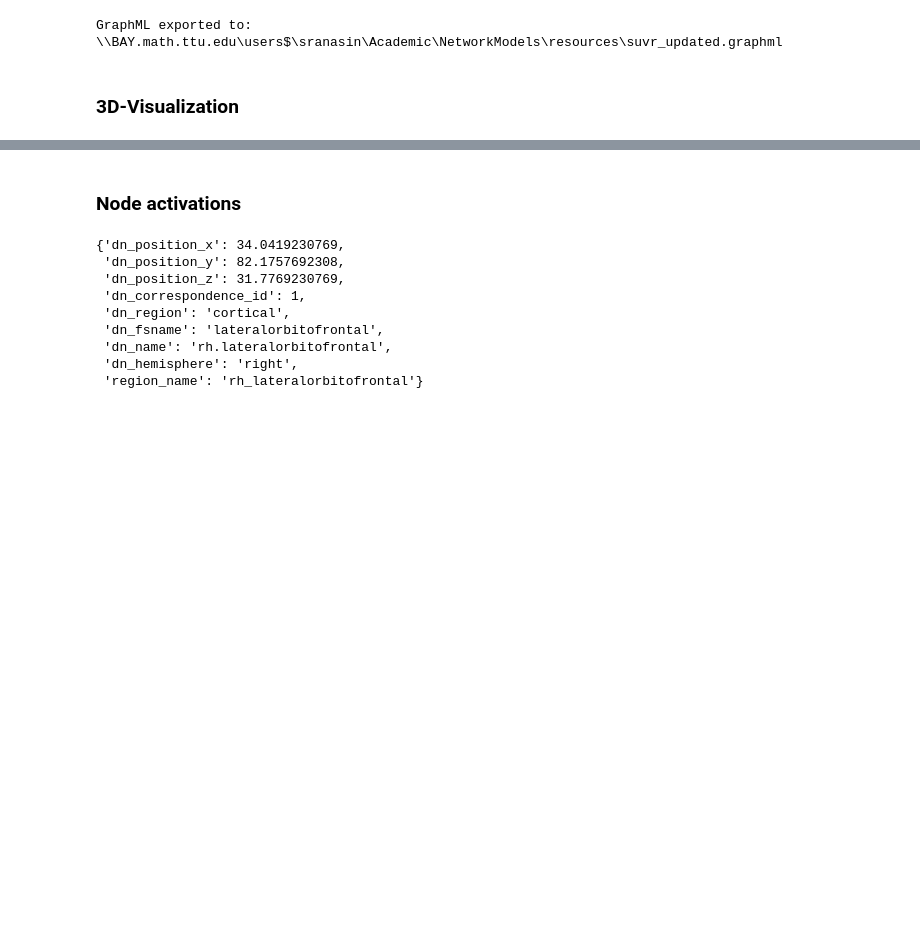
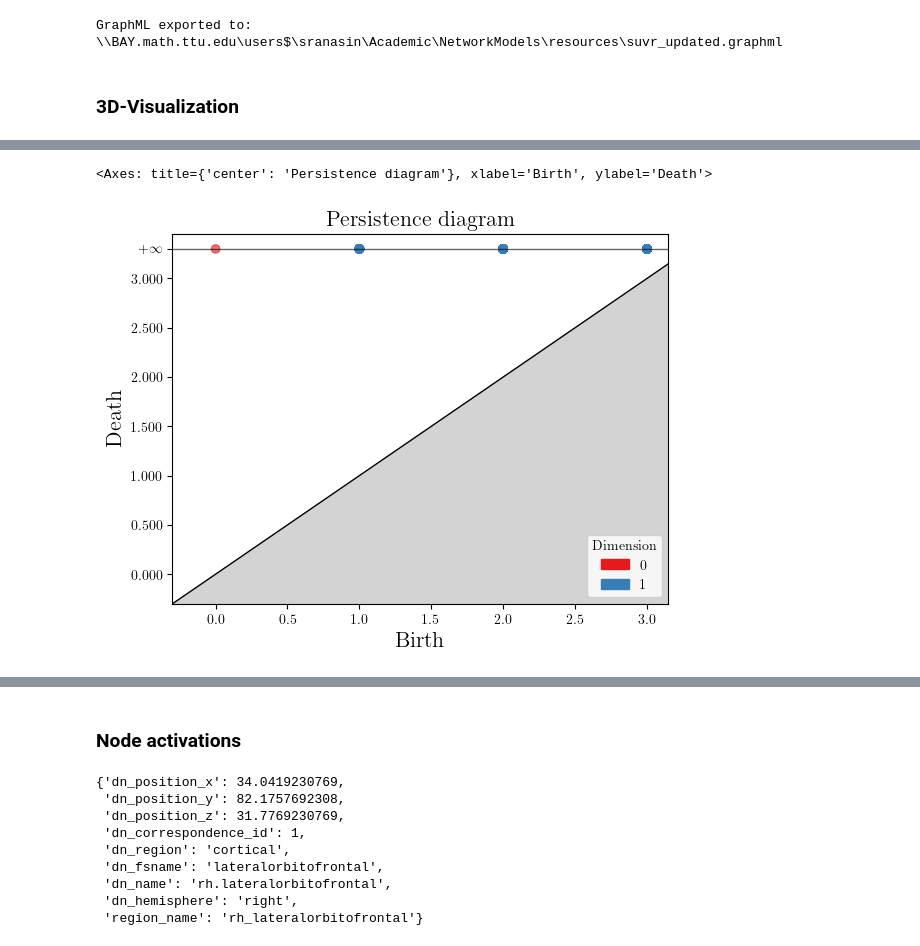
Before and after one commit to shakkyaNV/NetworkModels, a Jupyter notebook: Project1/A3/connectome_test.ipynb, the cells around one changed output, grey strips where cells are left out. Cells and saved outputs as stored; diff of their text form; code cells hidden in the pictures; blank space fills up the shorter version.

```diff
--- a/Project1/A3/connectome_test.ipynb
+++ b/Project1/A3/connectome_test.ipynb
@@ -86,7 +86,7 @@ df.head(5)
 # %% [markdown]
 ####  Mapping of ADNI/oxMBM to preffered names
 # %%
-dnnames_mapping = pd.read_csv(os.path.join(base_PATH, "resources/adni_pet_image_analysis/AMY/structured_files_UCBERKELEY_AMY_6MM_29Oct2025/UCBERKELEY_AMY_6MM_29Oct2025_mapping.csv"))
+dnnames_mapping = pd.read_csv(os.path.join(base_PATH, "resources", "adni_pet_image_analysis", "AMY", "structured_files_UCBERKELEY_AMY_6MM_29Oct2025", "UCBERKELEY_AMY_6MM_29Oct2025_mapping.csv"))
 
 map_dict = dict(zip(dnnames_mapping['dnnames'], dnnames_mapping['fsname']))
 # %%
@@ -432,0 +531,6 @@ fig.show()
+# %%
+import gudhi_persistence_a3 as gd
+import gudhi
+
+nx.set_edge_attributes(graph, 0, "weight1")
+betti, persistence_gd, persistence_for_graphics_gd = gd.compute_persistence(graph, braak_activation, ngeom_edges_in_persistence=True)
@@ -432,0 +550,7 @@ fig.show()
+# %%
+gudhi.persistence_graphical_tools.plot_persistence_diagram(
+        persistence_for_graphics_gd, legend=True
+    )
+# %% [output]
+<Axes: title={'center': 'Persistence diagram'}, xlabel='Birth', ylabel='Death'>
+[figure, added]
```
Also changed, not shown: parts of 8 cells of this notebook.
